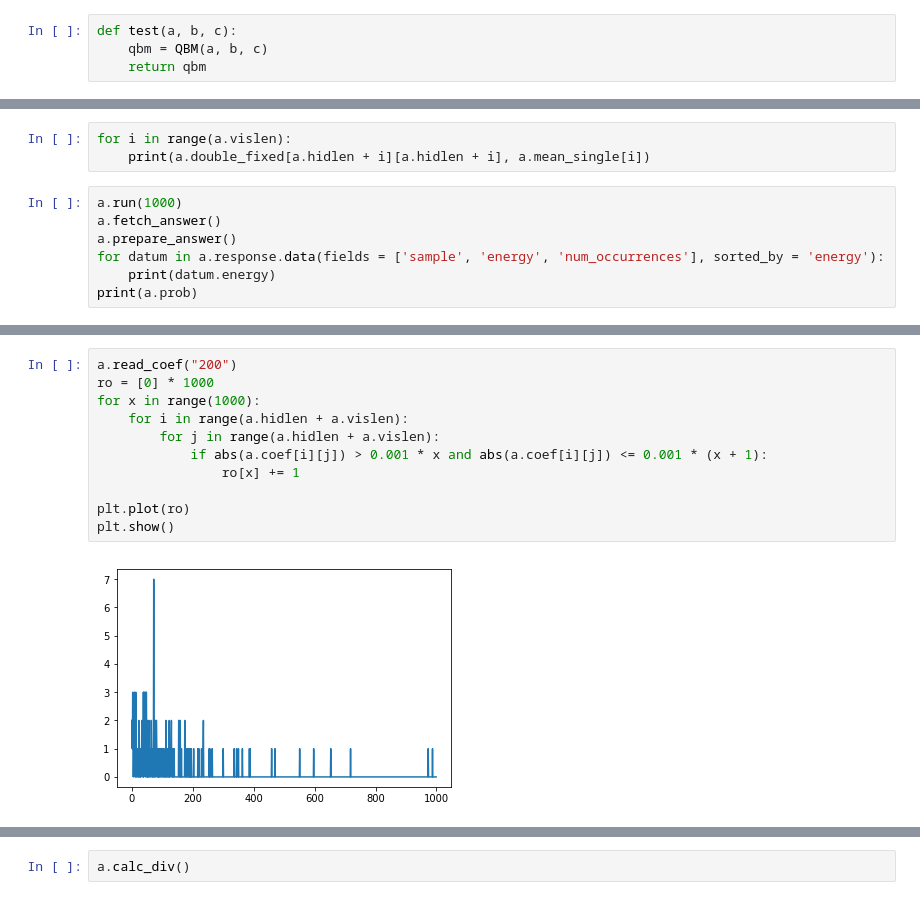
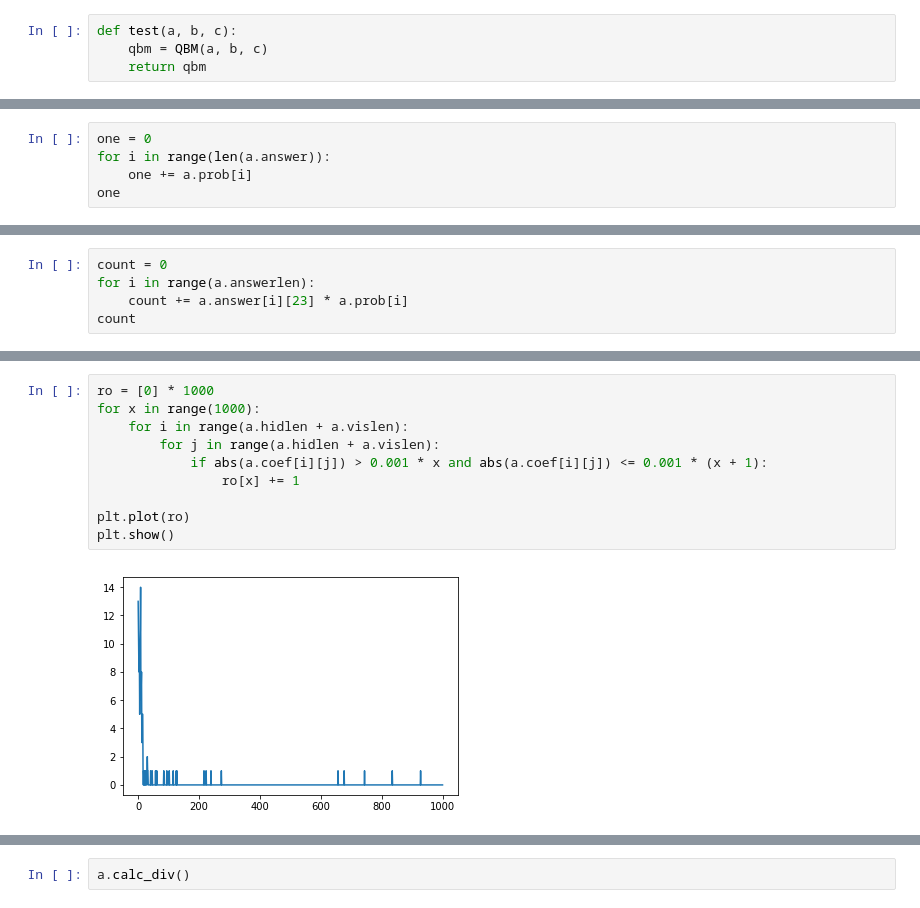
Before and after one commit to BlackSamorez/QBM, a Jupyter notebook: Code/main.ipynb, the cells around one changed output, grey strips where cells are left out. Cells and saved outputs as stored; diff of their text form.

Commit message:
New answer check method, new tests

```diff
--- a/Code/main.ipynb
+++ b/Code/main.ipynb
@@ -46,0 +88,5 @@ Step 199 complete!
+# %%
+one = 0
+for i in range(len(a.answer)):
+    one += a.prob[i]
+one
@@ -54,0 +123,5 @@ plt.show()
+# %%
+count = 0
+for i in range(a.answerlen):
+    count += a.answer[i][23] * a.prob[i]
+count
@@ -156,10 +288,0 @@ array([[ 1.93948954e-01,  0.00000000e+00,  0.00000000e+00,
-# %%
-for i in range(a.vislen):
-    print(a.double_fixed[a.hidlen + i][a.hidlen + i], a.mean_single[i])
-# %%
-a.run(1000)
-a.fetch_answer()
-a.prepare_answer()
-for datum in a.response.data(fields = ['sample', 'energy', 'num_occurrences'], sorted_by = 'energy'):
-    print(datum.energy)
-print(a.prob)
@@ -184,16 +289,15 @@ print(a.prob)
 # %%
-a.read_coef("200")
 ro = [0] * 1000
 for x in range(1000):
     for i in range(a.hidlen + a.vislen):
         for j in range(a.hidlen + a.vislen):
             if abs(a.coef[i][j]) > 0.001 * x and abs(a.coef[i][j]) <= 0.001 * (x + 1):
                 ro[x] += 1
 
 plt.plot(ro)
 plt.show()
 # %% [output]
-[figure, old version]
+[figure, new version]
 # %%
 print(0)
 print(a.calc_pv(np.array([1, -1, -1, -1, 1, -1, -1, -1, -1])))
```
Also changed, not shown: parts of 24 cells of this notebook, 20 other files.
